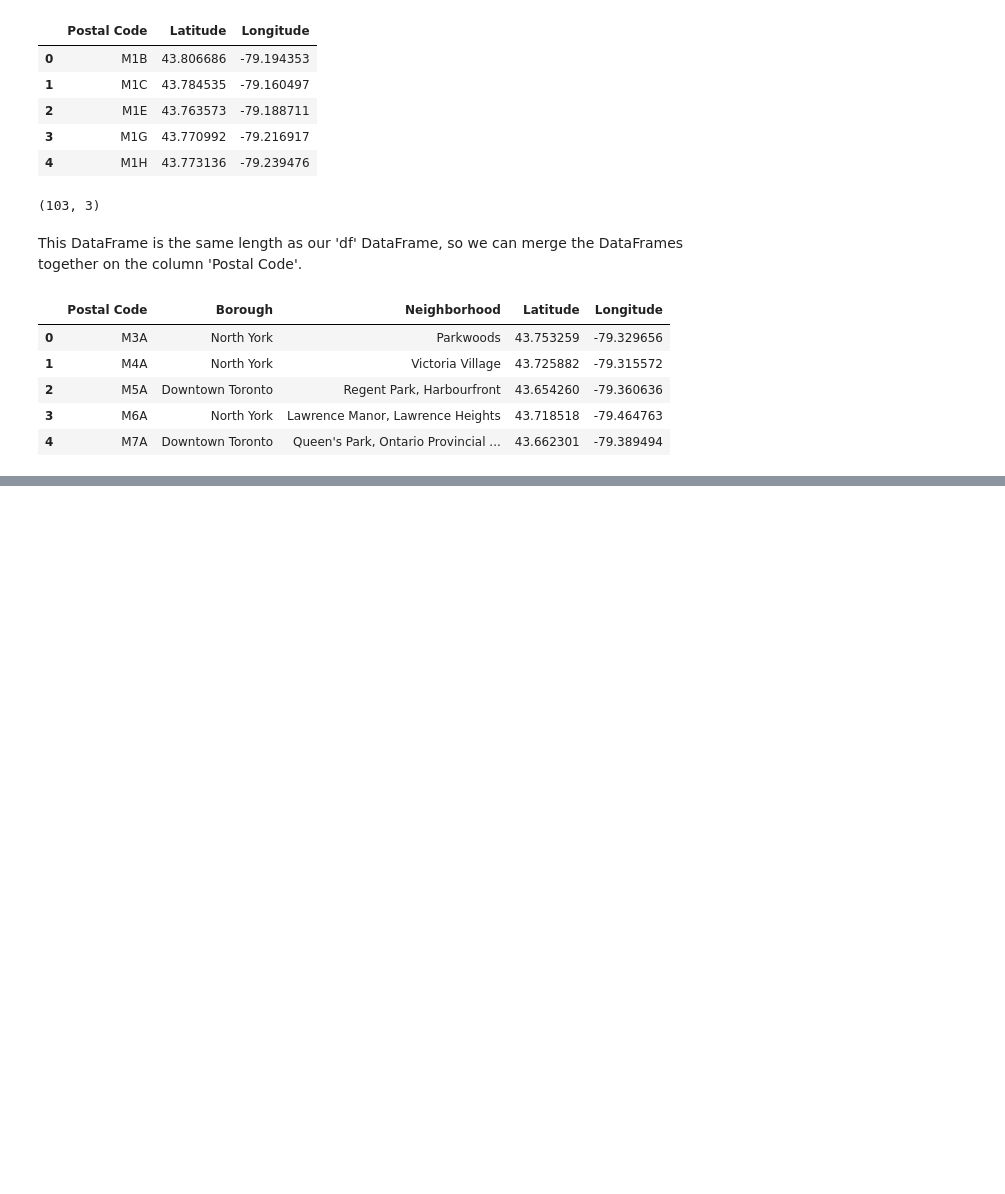
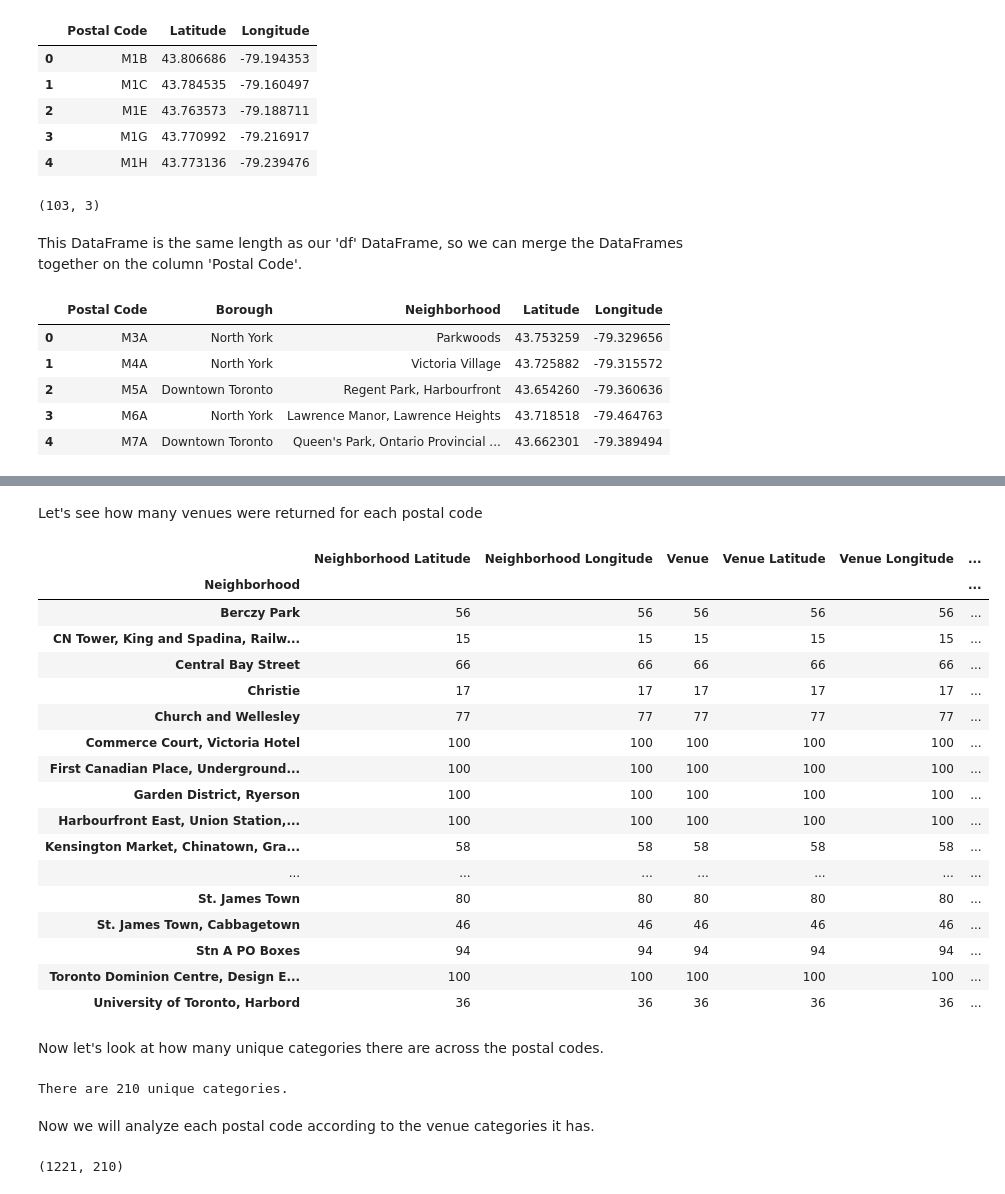
Before and after one commit to annie-helms/Coursera_Capstone, a Jupyter notebook: toronto_neighborhood_clustering.ipynb, the cells around one changed output, grey strips where cells are left out. Cells and saved outputs as stored; diff of their text form; code cells hidden in the pictures; blank space fills up the shorter version.

```diff
--- a/toronto_neighborhood_clustering.ipynb
+++ b/toronto_neighborhood_clustering.ipynb
@@ -85,0 +156,8 @@ df.head()
+# %%
+address = 'Downtown Toronto, Toronto, Canada'
+
+geolocator = Nominatim(user_agent="toronto_explorer")
+location = geolocator.geocode(address)
+latitude = location.latitude
+longitude = location.longitude
+print('The geograpical coordinate of Downtown Toronto are {}, {}.'.format(latitude, longitude))
@@ -85,0 +168,18 @@ df.head()
+# %%
+# create map of Downtown Toronto using latitude and longitude values
+map_down_toronto = folium.Map(location=[latitude, longitude], zoom_start=11)
+
+# add markers to map
+for lat, lng, label in zip(downtown_toronto['Latitude'], downtown_toronto['Longitude'], downtown_toronto['Neighborhood']):
+    label = folium.Popup(label, parse_html=True)
+    folium.CircleMarker(
+        [lat, lng],
+        radius=5,
+        popup=label,
+        color='blue',
+        fill=True,
+        fill_color='#3186cc',
+        fill_opacity=0.7,
+        parse_html=False).add_to(map_down_toronto)
+
+map_down_toronto
@@ -85,0 +190,5 @@ df.head()
+# %%
+# @hidden_cell
+CLIENT_ID = 'EWYXBODIIHTIPRNK0ILB5ENBBXRRYOUVKI3YD3VZ1BY5UZML' # your Foursquare ID
+CLIENT_SECRET = 'AN4ZZQFUGUIBDDLTWZCOGAZVGCMA2M55QMXCF210ZQ5KJEQK' # your Foursquare Secret
+VERSION = '20180605' # Foursquare API version
@@ -85,0 +239,5 @@ df.head()
+# %%
+dwn_toronto_venues = getNearbyVenues(names=downtown_toronto['Neighborhood'],
+                                   latitudes=downtown_toronto['Latitude'],
+                                   longitudes=downtown_toronto['Longitude']
+                                  )
@@ -85,0 +277,37 @@ df.head()
+# %% [markdown]
+Let's see how many venues were returned for each postal code
+# %%
+dwn_toronto_venues.groupby('Neighborhood').count()
+# %% [output]
+|  | Neighborhood Latitude | Neighborhood Longitude | Venue | Venue Latitude | Venue Longitude | ... |
+| Neighborhood |  |  |  |  |  | ... |
+| Berczy Park | 56 | 56 | 56 | 56 | 56 | ... |
+| CN Tower, King and Spadina, Railw... | 15 | 15 | 15 | 15 | 15 | ... |
+| Central Bay Street | 66 | 66 | 66 | 66 | 66 | ... |
+| Christie | 17 | 17 | 17 | 17 | 17 | ... |
+| Church and Wellesley | 77 | 77 | 77 | 77 | 77 | ... |
+| Commerce Court, Victoria Hotel | 100 | 100 | 100 | 100 | 100 | ... |
+| First Canadian Place, Underground... | 100 | 100 | 100 | 100 | 100 | ... |
+| Garden District, Ryerson | 100 | 100 | 100 | 100 | 100 | ... |
+| Harbourfront East, Union Station,... | 100 | 100 | 100 | 100 | 100 | ... |
+| Kensington Market, Chinatown, Gra... | 58 | 58 | 58 | 58 | 58 | ... |
+| ... | ... | ... | ... | ... | ... | ... |
+| St. James Town | 80 | 80 | 80 | 80 | 80 | ... |
+| St. James Town, Cabbagetown | 46 | 46 | 46 | 46 | 46 | ... |
+| Stn A PO Boxes | 94 | 94 | 94 | 94 | 94 | ... |
+| Toronto Dominion Centre, Design E... | 100 | 100 | 100 | 100 | 100 | ... |
+| University of Toronto, Harbord | 36 | 36 | 36 | 36 | 36 | ... |
+# %% [markdown]
+Now let's look at how many unique categories there are across the postal codes.
+# %%
+print('There are {} unique categories.'.format(len(dwn_toronto_venues['Venue Category'].unique())))
+# %% [output]
+There are 210 unique categories.
+# %% [markdown]
+Now we will analyze each postal code according to the venue categories it has.
+# %%
+# one hot encoding
+toronto_onehot = pd.get_dummies(dwn_toronto_venues[['Venue Category']], prefix="", prefix_sep="")
+toronto_onehot.shape
+# %% [output]
+(1221, 210)
```
Also changed, not shown: parts of 49 cells of this notebook.
